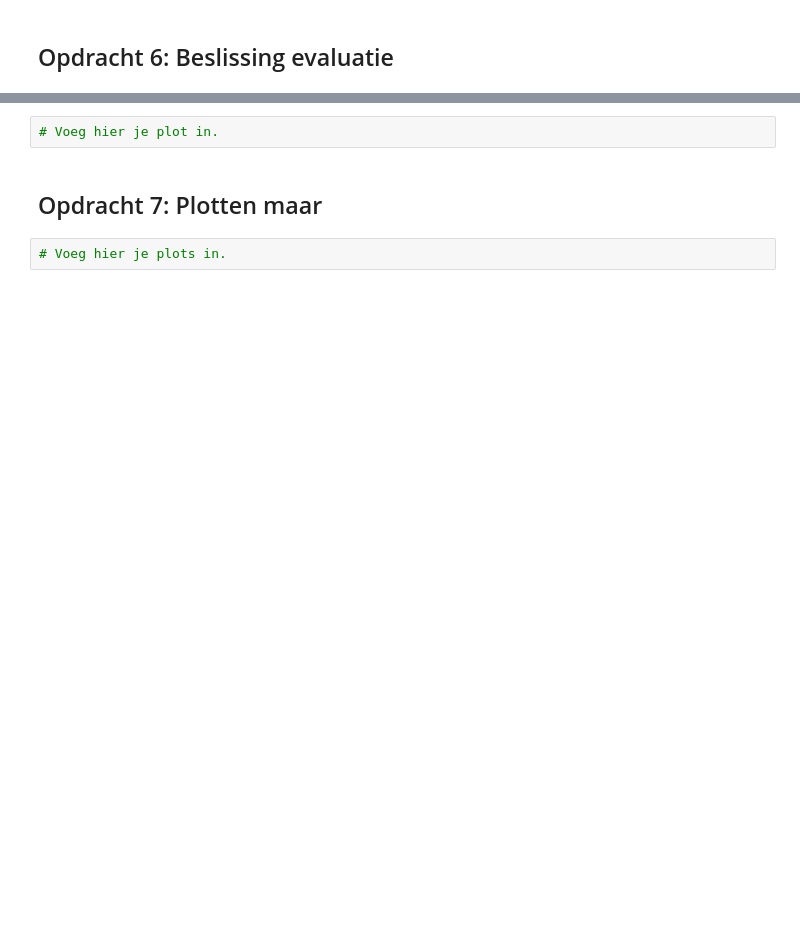
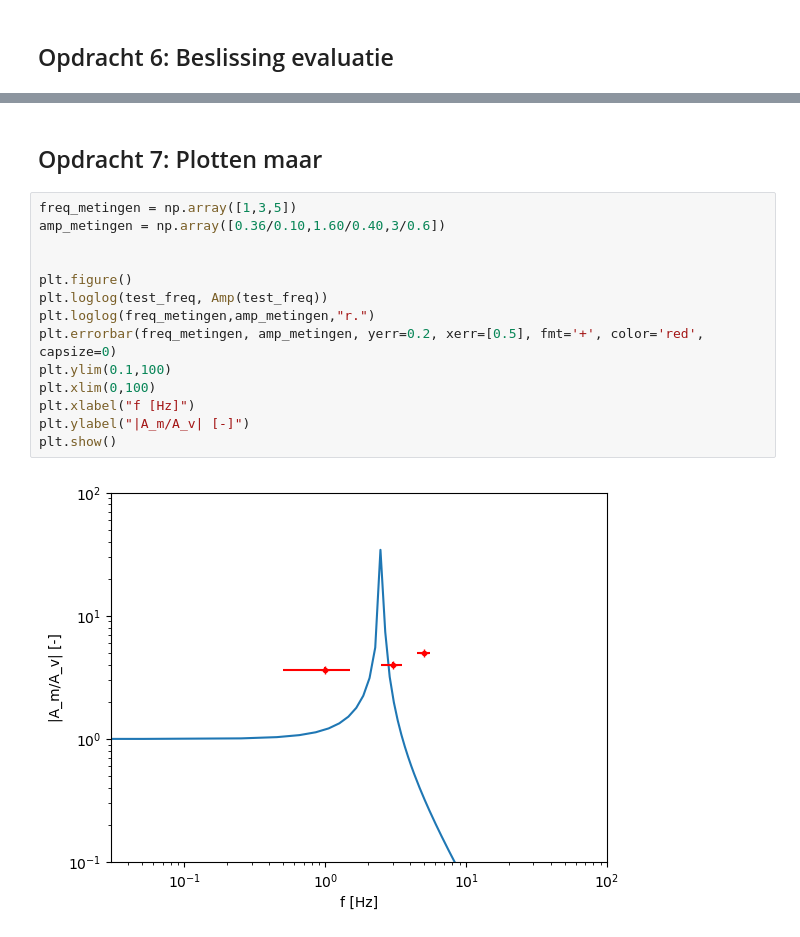
Before and after one commit to yaeljawahierkhan/opdrachten-DEF-D, a Jupyter notebook: FysiekeOntwerpopdrachten/5MaakEenOpstellingTrillingsvrij/Ontwerpopdracht5MaakEenOpstellingTrillingsvrijInvulTemplate.ipynb, the cells around one changed output, grey strips where cells are left out. Saved outputs shown, nothing was run; the diff lists cells and outputs as text; blank space fills up the shorter version.

```diff
--- a/FysiekeOntwerpopdrachten/5MaakEenOpstellingTrillingsvrij/Ontwerpopdracht5MaakEenOpstellingTrillingsvrijInvulTemplate.ipynb
+++ b/FysiekeOntwerpopdrachten/5MaakEenOpstellingTrillingsvrij/Ontwerpopdracht5MaakEenOpstellingTrillingsvrijInvulTemplate.ipynb
@@ -152,11 +150,23 @@ Als je hier positief geantwoord heb, maak dan nog een keer een plot van amplitud
 Deze grafiek heb je later weer nodig om je gemeten punten aan toe te voegen. Ga daarna je massa-veer systeem daadwerkelijk bouwen.
 
 Als je hier negatief geantwoord hebt, kopieer onder deze cel dan alle cellen van Synthese tot en met Evaluation & decision en doorloop dat deel van het ontwerp proces nogmaals.
-# %%
-# Voeg hier je plot in.
 # %% [markdown]
 ## Opdracht 7: Plotten maar
 # %%
-# Voeg hier je plots in.
+freq_metingen = np.array([1,3,5])
+amp_metingen = np.array([0.36/0.10,1.60/0.40,3/0.6])
+
+
+plt.figure()
+plt.loglog(test_freq, Amp(test_freq))
+plt.loglog(freq_metingen,amp_metingen,"r.")
+plt.errorbar(freq_metingen, amp_metingen, yerr=0.2, xerr=[0.5], fmt='+', color='red', capsize=0)
+plt.ylim(0.1,100)
+plt.xlim(0,100)
+plt.xlabel("f [Hz]")
+plt.ylabel("|A_m/A_v| [-]")
+plt.show()
+# %% [output]
+[figure, added]
 # %% [markdown]
 ## Opdracht 8: Leerdoelen
```
Also changed, not shown: parts of 9 cells of this notebook, 1 other file.
